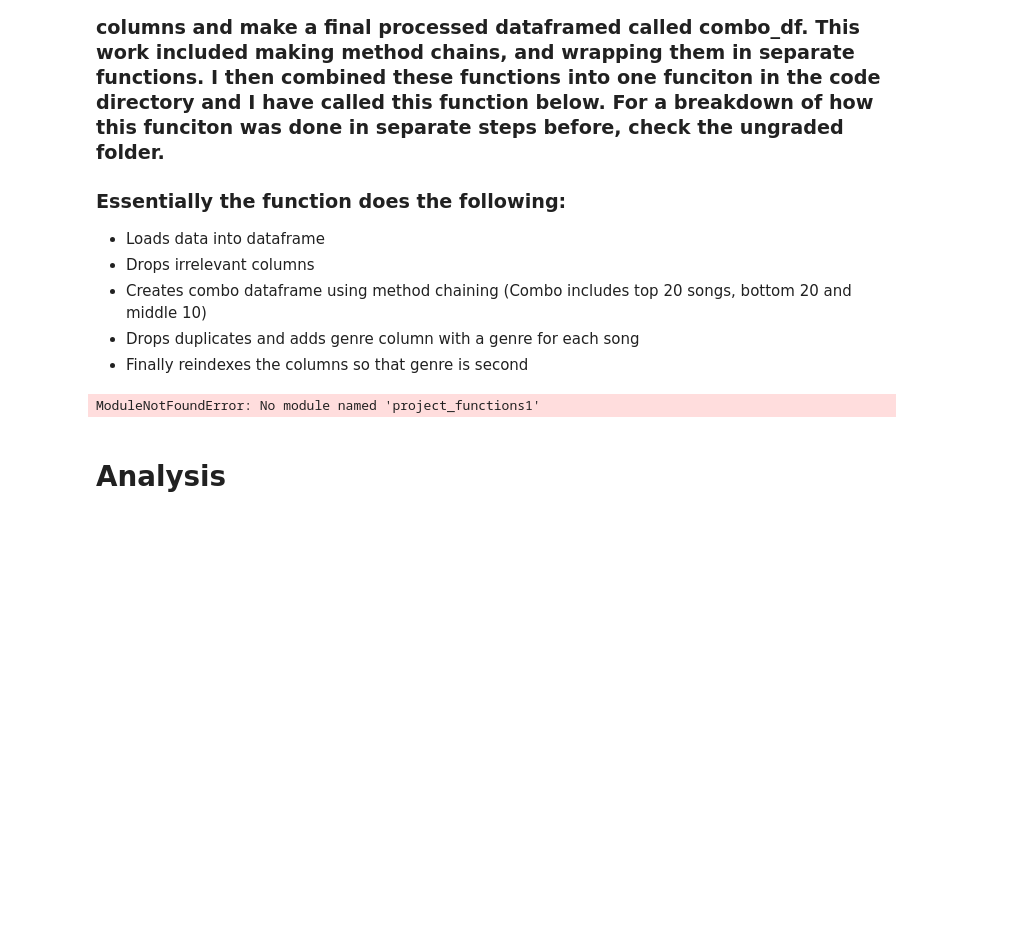
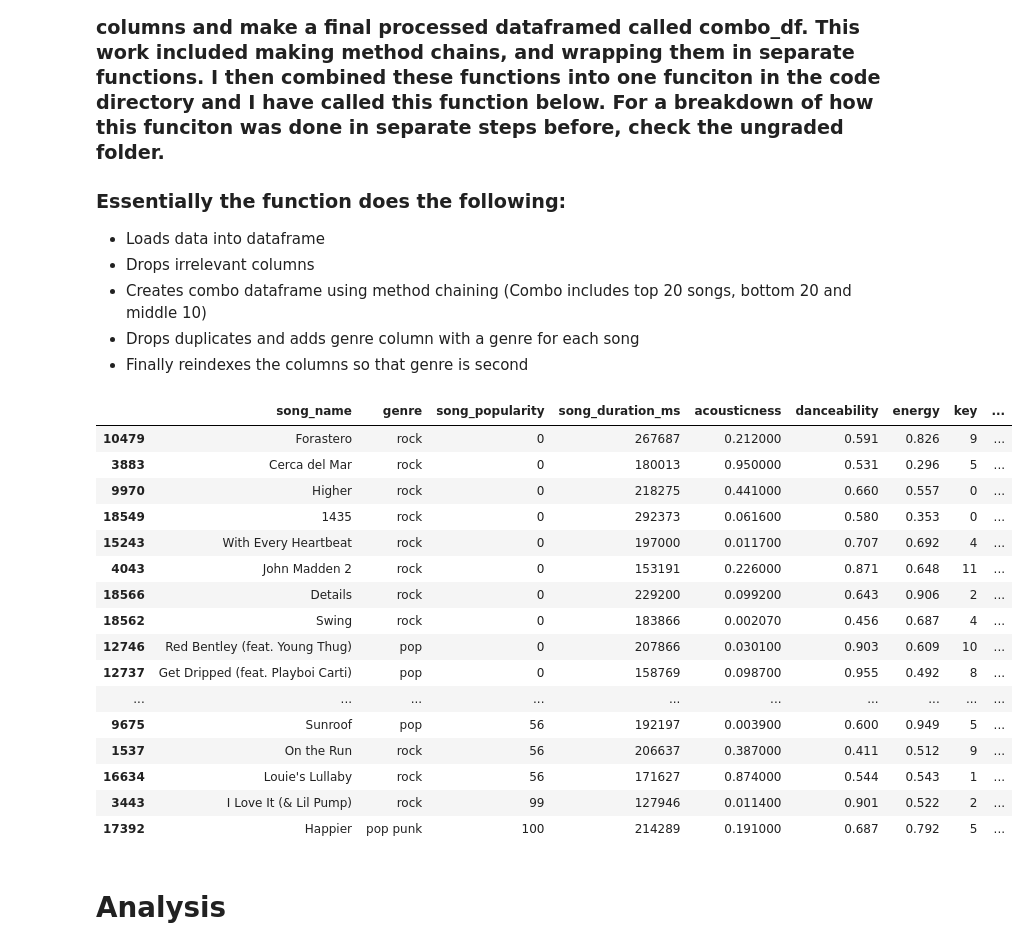
Before and after one commit to ubco-W2022T2-data301/project-group-group48, a Jupyter notebook: analysis/analysis1.ipynb, the cells around one changed output. Drawn from its saved outputs; the diff is of its cells as text; code cells hidden in the pictures; blank space fills up the shorter version.

Commit message:
fixed function

```diff
--- a/analysis/analysis1.ipynb
+++ b/analysis/analysis1.ipynb
@@ -157,11 +171,27 @@ My initial second research question asked if there are musical features that con
 - Drops duplicates and adds genre column with a genre for each song
 - Finally reindexes the columns so that genre is second
 # %%
-from project_functions1 import load_and_process
-combo_df = load_and_process("../data/raw/song_data.csv.zip")
+from Scripts import project_functions1
+combo_df = project_functions1.load_and_process("../data/raw/song_data.csv.zip")
 combo_df
 # %% [output]
-ModuleNotFoundError: No module named 'project_functions1'
+|  | song_name | genre | song_popularity | song_duration_ms | acousticness | danceability | energy | key | ... |
+| 10479 | Forastero | rock | 0 | 267687 | 0.212000 | 0.591 | 0.826 | 9 | ... |
+| 3883 | Cerca del Mar | rock | 0 | 180013 | 0.950000 | 0.531 | 0.296 | 5 | ... |
+| 9970 | Higher | rock | 0 | 218275 | 0.441000 | 0.660 | 0.557 | 0 | ... |
+| 18549 | 1435 | rock | 0 | 292373 | 0.061600 | 0.580 | 0.353 | 0 | ... |
+| 15243 | With Every Heartbeat | rock | 0 | 197000 | 0.011700 | 0.707 | 0.692 | 4 | ... |
+| 4043 | John Madden 2 | rock | 0 | 153191 | 0.226000 | 0.871 | 0.648 | 11 | ... |
+| 18566 | Details | rock | 0 | 229200 | 0.099200 | 0.643 | 0.906 | 2 | ... |
+| 18562 | Swing | rock | 0 | 183866 | 0.002070 | 0.456 | 0.687 | 4 | ... |
+| 12746 | Red Bentley (feat. Young Thug) | pop | 0 | 207866 | 0.030100 | 0.903 | 0.609 | 10 | ... |
+| 12737 | Get Dripped (feat. Playboi Carti) | pop | 0 | 158769 | 0.098700 | 0.955 | 0.492 | 8 | ... |
+| ... | ... | ... | ... | ... | ... | ... | ... | ... | ... |
+| 9675 | Sunroof | pop | 56 | 192197 | 0.003900 | 0.600 | 0.949 | 5 | ... |
+| 1537 | On the Run | rock | 56 | 206637 | 0.387000 | 0.411 | 0.512 | 9 | ... |
+| 16634 | Louie's Lullaby | rock | 56 | 171627 | 0.874000 | 0.544 | 0.543 | 1 | ... |
+| 3443 | I Love It (& Lil Pump) | rock | 99 | 127946 | 0.011400 | 0.901 | 0.522 | 2 | ... |
+| 17392 | Happier | pop punk | 100 | 214289 | 0.191000 | 0.687 | 0.792 | 5 | ... |
 # %% [markdown]
 # Analysis
 # %%
```
Also changed, not shown: parts of 2 cells of this notebook, 1 other file.
